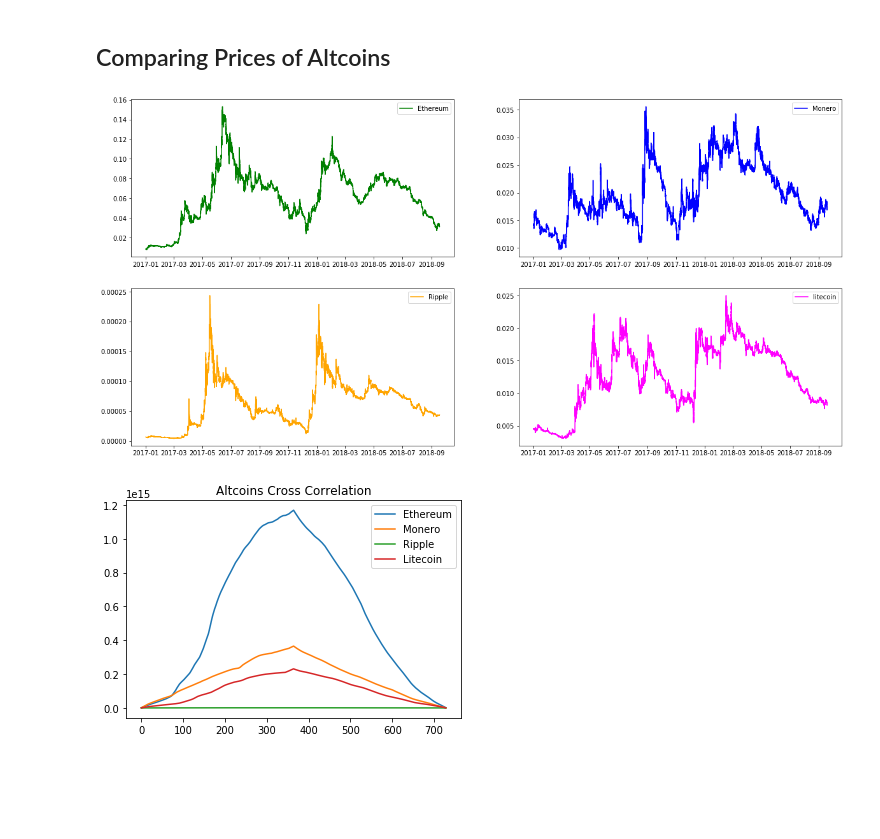
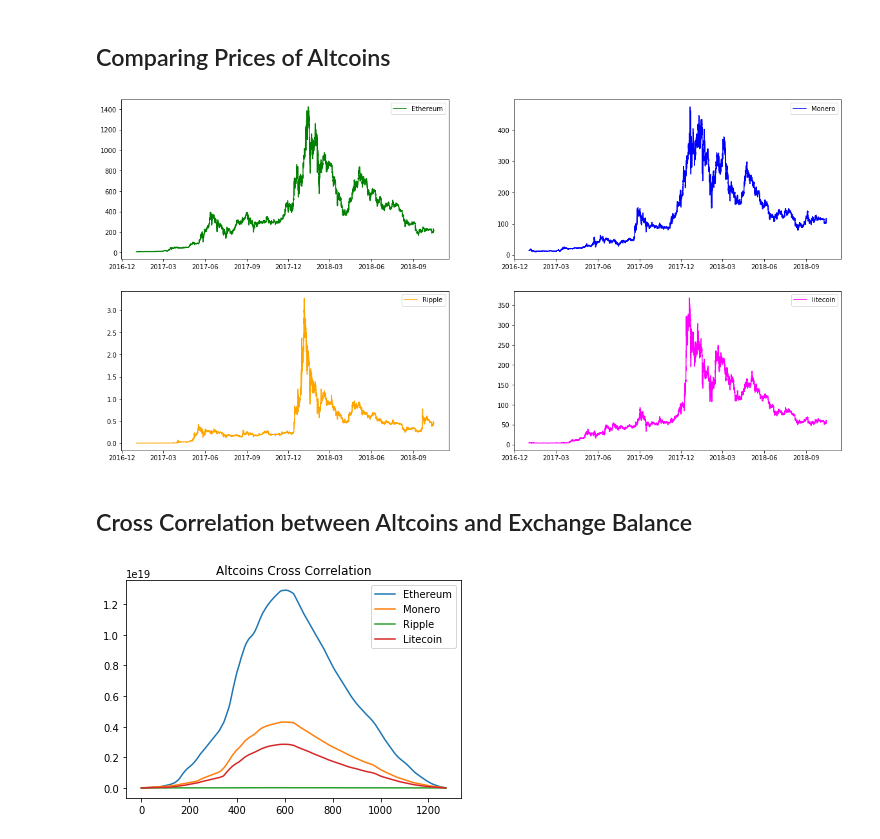
Before and after one commit to fund3/anova-blocksci, a Jupyter notebook: Eileen.ipynb, the cells around one changed output. Cells and saved outputs as stored; diff of their text form; code cells hidden in the pictures; blank space fills up the shorter version.

```diff
--- a/Eileen.ipynb
+++ b/Eileen.ipynb
@@ -703,10 +719,10 @@ def get_ohlcv_poloniex(pair='BTC_ETH', start=1435699200, end=9999999999, period=
         raise requests.ApiError('GET /tasks/ {}'.format(resp.status_code))
     return pd.DataFrame(resp.json())
 # %%
-eth = get_ohlcv_poloniex(pair='BTC_ETH', start=1483228800, end=9999999999, period=900)
-xmr = get_ohlcv_poloniex(pair='BTC_XMR', start=1483228800, end=9999999999, period=900)
-xrp = get_ohlcv_poloniex(pair='BTC_XRP', start=1483228800, end=9999999999, period=900)
-ltc = get_ohlcv_poloniex(pair='BTC_LTC', start=1483228800, end=9999999999, period=900)
+eth = get_ohlcv_poloniex(pair='USDT_ETH', start=1483228800, end=9999999999, period=900)
+xmr = get_ohlcv_poloniex(pair='USDT_XMR', start=1483228800, end=9999999999, period=900)
+xrp = get_ohlcv_poloniex(pair='USDT_XRP', start=1483228800, end=9999999999, period=900)
+ltc = get_ohlcv_poloniex(pair='USDT_LTC', start=1483228800, end=9999999999, period=900)
 # %%
 eth['date'] = pd.to_datetime(eth['date'], unit = 's')
 xmr['date'] = pd.to_datetime(xmr['date'], unit = 's')
@@ -714,16 +730,18 @@ xrp['date'] = pd.to_datetime(xrp['date'], unit = 's')
 ltc['date'] = pd.to_datetime(ltc['date'], unit = 's')
 # %%
 fig, ax = plt.subplots(2, 2, figsize = (20,10))
-ax[0,0].plot(eth['date'], eth['high'], "green", label = "Ethereum")
-ax[0,1].plot(xmr['date'], xmr['high'], "blue", label = "Monero")
-ax[1,0].plot(xrp['date'], xrp['high'], "orange", label = "Ripple")
-ax[1,1].plot(ltc['date'], ltc['high'], "magenta", label = "litecoin")
+ax[0,0].plot(eth['date'], eth['close'], "green", label = "Ethereum")
+ax[0,1].plot(xmr['date'], xmr['close'], "blue", label = "Monero")
+ax[1,0].plot(xrp['date'], xrp['close'], "orange", label = "Ripple")
+ax[1,1].plot(ltc['date'], ltc['close'], "magenta", label = "litecoin")
 
 for i, ax in enumerate(fig.axes):
     ax.legend()
 # %% [output]
-[figure, old version]
+[figure, new version]
 # %%
 balance_df = balance_df.drop("Price", 1) #delete price column
+# %% [markdown]
+## Cross Correlation between Altcoins and Exchange Balance
 # %%
 def edit_df(altcoin):
@@ -740,11 +758,11 @@ balance_df = balance_df.resample("D", how = "mean")
 balance_df["Agg Wallet Bal"] = balance_df.sum(axis = 1)
 # %%
 #cross correlation for altcoins and aggregate exchange balance
-cross_correlate(eth_df['high'], balance_df["Agg Wallet Bal"], "Ethereum")
-cross_correlate(xmr_df['high'], balance_df["Agg Wallet Bal"], "Monero")
-cross_correlate(xrp_df['high'], balance_df["Agg Wallet Bal"], "Ripple")
-cross_correlate(ltc_df['high'], balance_df["Agg Wallet Bal"], "Litecoin", title = "Altcoins Cross Correlation")
+cross_correlate(eth_df['close'], balance_df["Agg Wallet Bal"], "Ethereum")
+cross_correlate(xmr_df['close'], balance_df["Agg Wallet Bal"], "Monero")
+cross_correlate(xrp_df['close'], balance_df["Agg Wallet Bal"], "Ripple")
+cross_correlate(ltc_df['close'], balance_df["Agg Wallet Bal"], "Litecoin", title = "Altcoins Cross Correlation")
 # %% [output]
-[figure, old version]
+[figure, new version]
 # %%
 df = df.resample("D", how = "mean")
```
Also changed, not shown: parts of 28 cells of this notebook.
